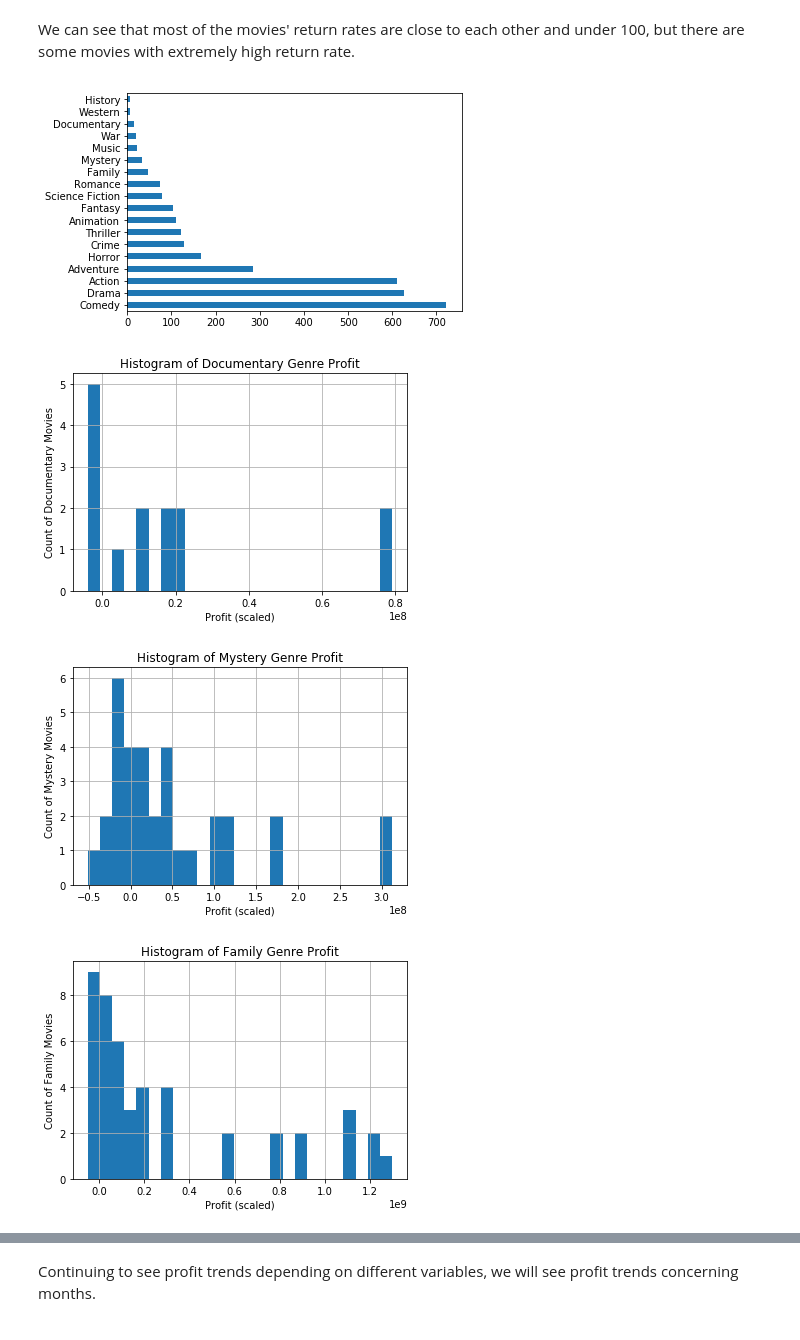
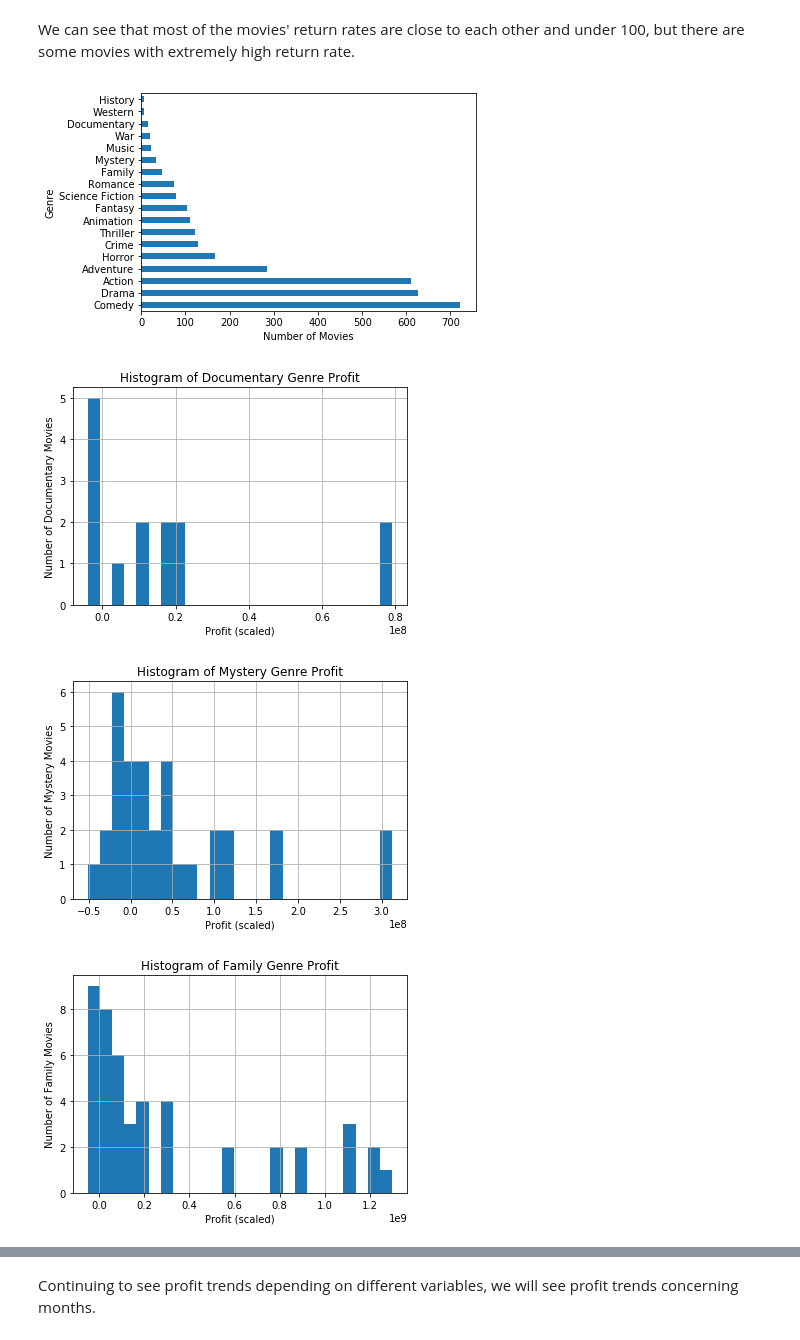
Before and after one commit to k-chau/What-Makes-a-Movie-Profit-, a Jupyter notebook: FinalProject.ipynb, the cells around one changed output, grey strips where cells are left out. Cells and saved outputs as stored; diff of their text form; code cells hidden in the pictures.

```diff
--- a/FinalProject.ipynb
+++ b/FinalProject.ipynb
@@ -262,33 +262,35 @@ We can see that most of the movies' return rates are close to each other and und
 # %%
 # Plot a bar chart showing the number of movies in each genre.
 df.main_genre.value_counts().plot.barh()
+plt.xlabel('Number of Movies')
+plt.ylabel('Genre')
 f1 = plt.gcf()
 # %% [output]
-[figure, old version]
+[figure, new version]
 # %%
 df[df["main_genre"] == 'Documentary'].hist(column='profit', bins=25)
 plt.xlabel('Profit (scaled)')
-plt.ylabel('Count of Documentary Movies')
+plt.ylabel('Number of Documentary Movies')
 plt.title('Histogram of Documentary Genre Profit')
 f_Documentary = plt.gcf()
 # %% [output]
-[figure, old version]
+[figure, new version]
 # %%
 df[df["main_genre"] == 'Mystery'].hist(column='profit', bins=25)
 plt.xlabel('Profit (scaled)')
-plt.ylabel('Count of Mystery Movies')
+plt.ylabel('Number of Mystery Movies')
 plt.title('Histogram of Mystery Genre Profit')
 f_Mystery = plt.gcf()
 # %% [output]
-[figure, old version]
+[figure, new version]
 # %%
 df[df["main_genre"] == 'Family'].hist(column='profit', bins=25)
 plt.xlabel('Profit (scaled)')
-plt.ylabel('Count of Family Movies')
+plt.ylabel('Number of Family Movies')
 plt.title('Histogram of Family Genre Profit')
 f_Family = plt.gcf()
 # %% [output]
-[figure, old version]
+[figure, new version]
 # %%
 df[df["main_genre"] == 'Science Fiction'].hist(column='profit', bins=25)
 plt.xlabel('Profit (scaled)')
```
Also changed, not shown: parts of 46 cells of this notebook.
